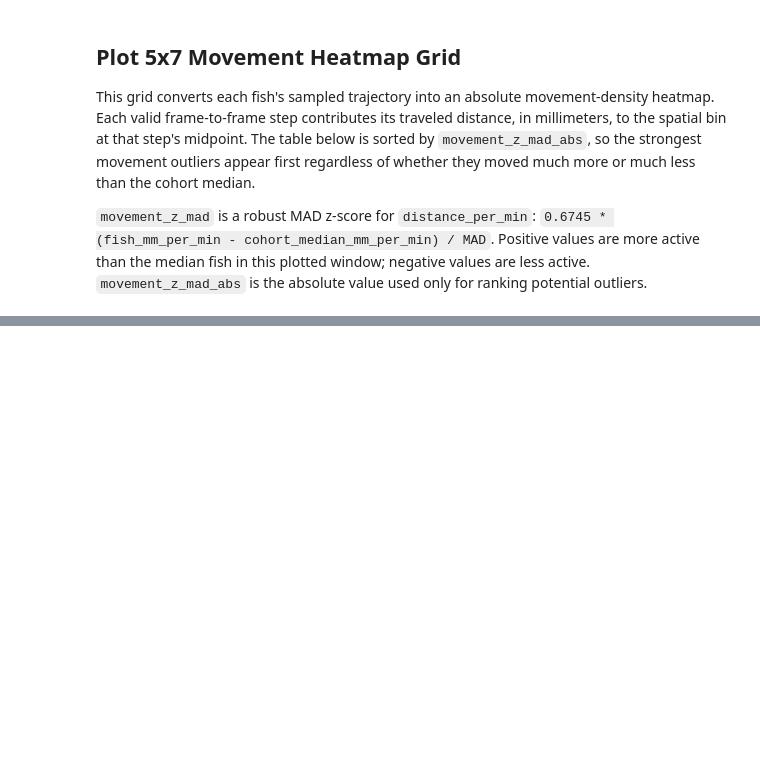
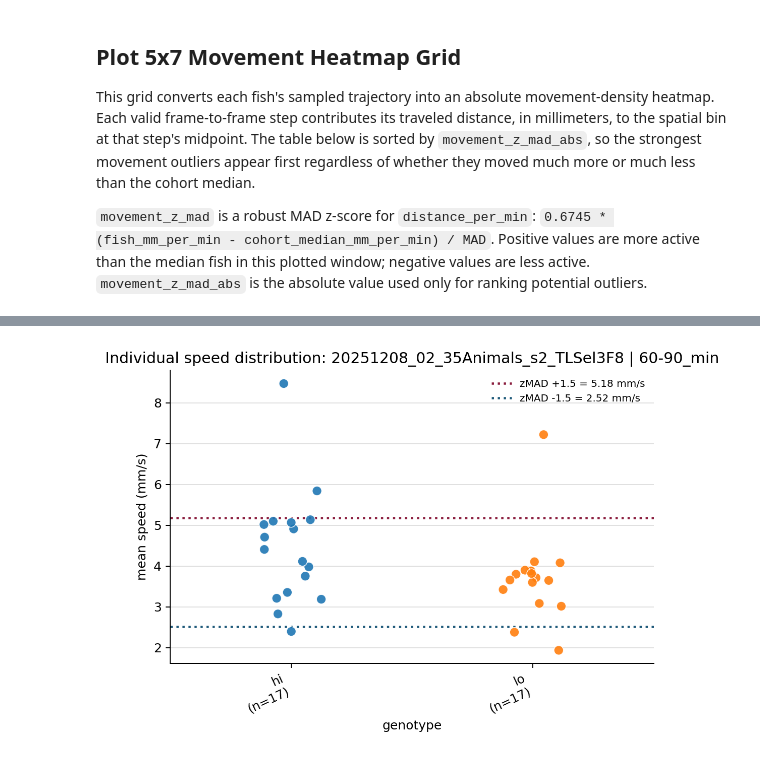
Before and after one commit to cryez/jlsocialbehavior, a Jupyter notebook: Analyses/ShoalingTrajectoryGrid_2026.ipynb, the cells around one changed output, grey strips where cells are left out. Drawn from its saved outputs; the diff is of its cells as text; code cells hidden in the pictures; blank space fills up the shorter version.

```diff
--- a/Analyses/ShoalingTrajectoryGrid_2026.ipynb
+++ b/Analyses/ShoalingTrajectoryGrid_2026.ipynb
@@ -716,0 +625,95 @@ Wrote: //nasdcsr.unil.ch/RECHERCHE/FAC/FBM/CIG/jlarsch/default/D2c/03_Common_Use
+# %%
+# Plot each fish's mean speed from the movement_metrics table generated above.
+# The required columns check gives a clear error if the heatmap cell has not been
+# run or if the metrics table structure changes later.
+required_speed_columns = {'fish_idx', 'animal_id', 'genotype', 'distance_per_min', 'mean_speed_mm_s'}
+missing_speed_columns = required_speed_columns - set(movement_metrics.columns)
+if missing_speed_columns:
+    raise ValueError('movement_metrics is missing columns: ' + ', '.join(sorted(missing_speed_columns)))
+
+# Clean genotype labels before grouping so blank labels appear as a visible
+# 'unknown' group instead of being silently dropped or merged with whitespace.
+individual_speed = movement_metrics.copy()
+individual_speed['genotype'] = individual_speed['genotype'].astype(str).str.strip().replace('', 'unknown')
+individual_speed = individual_speed[np.isfinite(individual_speed['mean_speed_mm_s'])].copy()
+genotype_order = sorted(individual_speed['genotype'].unique())
+genotype_counts = individual_speed.groupby('genotype').size().reindex(genotype_order)
+palette_name = 'tab10' if len(genotype_order) <= 10 else 'tab20'
+genotype_colors = dict(zip(genotype_order, sns.color_palette(palette_name, n_colors=len(genotype_order))))
+
+# Jitter separates fish with the same genotype so individual points remain visible.
+# The fixed random seed makes the displayed plot stable across reruns.
+np.random.seed(7)
+fig_width = max(6, 1.2 * len(genotype_order) + 2)
+fig, ax = plt.subplots(figsize=(fig_width, 4.5), dpi=FIGURE_DPI)
+
+sns.stripplot(
+    data=individual_speed,
+    x='genotype',
+    y='mean_speed_mm_s',
+    hue='genotype',
+    order=genotype_order,
+    hue_order=genotype_order,
+    palette=genotype_colors,
+    jitter=0.13,
+    size=7.5,
+    edgecolor='white',
+    linewidth=0.6,
+    alpha=0.9,
+    legend=False,
+    ax=ax,
+    zorder=3,
+)
+
+# Draw the mean-speed values corresponding to movement zMAD = +/-3.
+# zMAD is defined on distance_per_min above, then converted here to mm/s.
+speed_zmad_threshold = 1.5
+movement_values_for_speed = pd.Series(individual_speed['distance_per_min'], dtype='float64')
+movement_median_for_speed = movement_values_for_speed.median(skipna=True)
+movement_mad_for_speed = (movement_values_for_speed - movement_median_for_speed).abs().median(skipna=True)
+if not pd.isna(movement_mad_for_speed) and movement_mad_for_speed != 0:
+    zmad_delta = speed_zmad_threshold * movement_mad_for_speed / 0.6745
+    zmad_speed_lines = [
+        (f'zMAD +{speed_zmad_threshold:g}', (movement_median_for_speed + zmad_delta) / 60, '#8B1E3F'),
+        (f'zMAD -{speed_zmad_threshold:g}', (movement_median_for_speed - zmad_delta) / 60, '#1F5A7A'),
+    ]
+    for zmad_label, speed_threshold, line_color in zmad_speed_lines:
+        if np.isfinite(speed_threshold):
+            ax.axhline(
+                speed_threshold,
+                color=line_color,
+                linestyle=':',
+                linewidth=1.8,
+                label=f'{zmad_label} = {speed_threshold:.2f} mm/s',
+                zorder=2,
+            )
+
+ax.set_xticks(range(len(genotype_order)))
+ax.set_xticklabels([f'{genotype}\n(n={genotype_counts[genotype]})' for genotype in genotype_order], rotation=25, ha='right')
+ax.set_ylabel('mean speed (mm/s)')
+ax.set_xlabel('genotype')
+ax.set_title(
+    f'Individual speed distribution: {trajectory_meta.get("folder") or trajectory_meta.get("txt_stem", "")}'
+    f' | {trajectory_meta.get("window_label", "window")}'
+)
+ax.grid(axis='y', color='0.88', linewidth=0.8)
+sns.despine(ax=ax)
+ax.legend(frameon=False, loc='best', fontsize=8)
+fig.tight_layout()
+
+if SAVE_FIGURES:
+    folder = trajectory_meta.get('folder') or trajectory_meta.get('txt_stem', '')
+    output_base = os.path.join(
+        OUTPUT_DIR,
+        safe_filename(f'individual_speed_distribution_{folder}_{trajectory_meta.get("window_label", "window")}')
+    )
+    fig.savefig(output_base + '.png', dpi=FIGURE_DPI, bbox_inches='tight')
+    fig.savefig(output_base + '.pdf', bbox_inches='tight')
+    individual_speed.to_csv(output_base + '_speed.csv', index=False)
+    print('Wrote:', output_base + '.png')
+    print('Wrote:', output_base + '.pdf')
+    print('Wrote:', output_base + '_speed.csv')
+
+display(individual_speed.sort_values('mean_speed_mm_s', ascending=False).reset_index(drop=True))
+plt.show()
+# %% [output]
@@ -716,0 +740 @@ Wrote: //nasdcsr.unil.ch/RECHERCHE/FAC/FBM/CIG/jlarsch/default/D2c/03_Common_Use
+[figure, added]
```
Also changed, not shown: parts of 11 cells of this notebook, 1 other file.
